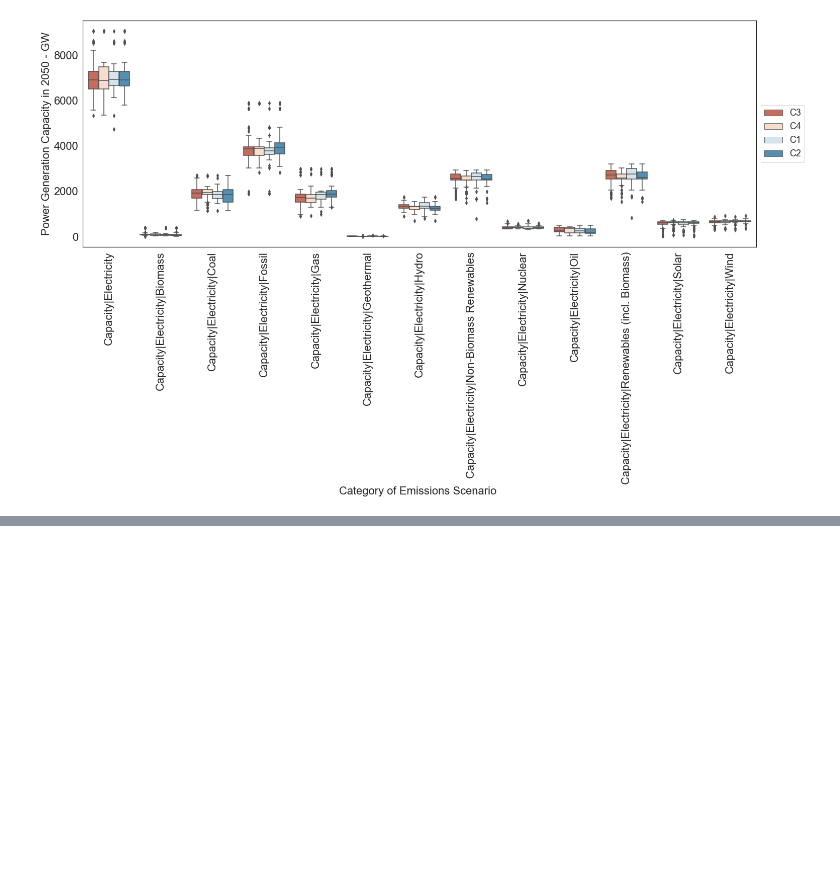
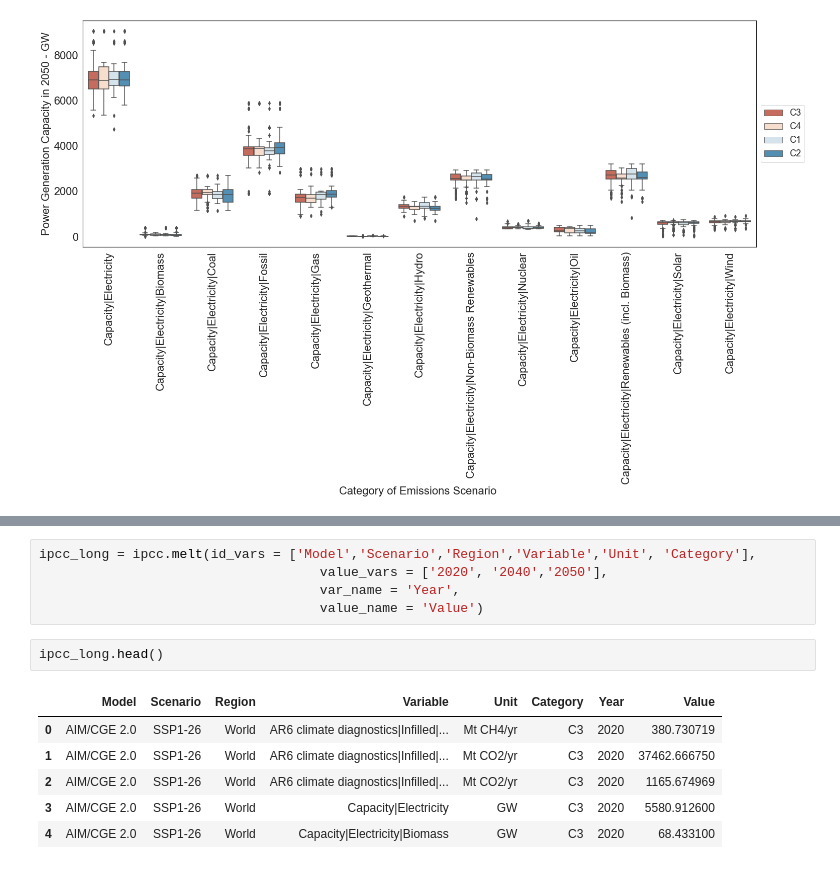
Before and after one commit to muadelm/IPCC_Scenarios, a Jupyter notebook: demand_emissions_categories/IPCC_demand_emissions_categories_24August2022.ipynb, the cells around one changed output, grey strips where cells are left out. Saved outputs shown, nothing was run; the diff lists cells and outputs as text; blank space fills up the shorter version.

```diff
--- a/demand_emissions_categories/IPCC_demand_emissions_categories_24August2022.ipynb
+++ b/demand_emissions_categories/IPCC_demand_emissions_categories_24August2022.ipynb
@@ -361,0 +373,14 @@ plt.legend(prop={'size': 18}, loc='center left', bbox_to_anchor=(1, 0.5))
+# %%
+ipcc_long = ipcc.melt(id_vars = ['Model','Scenario','Region','Variable','Unit', 'Category'],
+                                    value_vars = ['2020', '2040','2050'],
+                                    var_name = 'Year',
+                                    value_name = 'Value')
+# %%
+ipcc_long.head()
+# %% [output]
+|  | Model | Scenario | Region | Variable | Unit | Category | Year | Value |
+| 0 | AIM/CGE 2.0 | SSP1-26 | World | AR6 climate diagnostics|Infilled|... | Mt CH4/yr | C3 | 2020 | 380.730719 |
+| 1 | AIM/CGE 2.0 | SSP1-26 | World | AR6 climate diagnostics|Infilled|... | Mt CO2/yr | C3 | 2020 | 37462.666750 |
+| 2 | AIM/CGE 2.0 | SSP1-26 | World | AR6 climate diagnostics|Infilled|... | Mt CO2/yr | C3 | 2020 | 1165.674969 |
+| 3 | AIM/CGE 2.0 | SSP1-26 | World | Capacity|Electricity | GW | C3 | 2020 | 5580.912600 |
+| 4 | AIM/CGE 2.0 | SSP1-26 | World | Capacity|Electricity|Biomass | GW | C3 | 2020 | 68.433100 |
```
Also changed, not shown: parts of 7 cells of this notebook.
